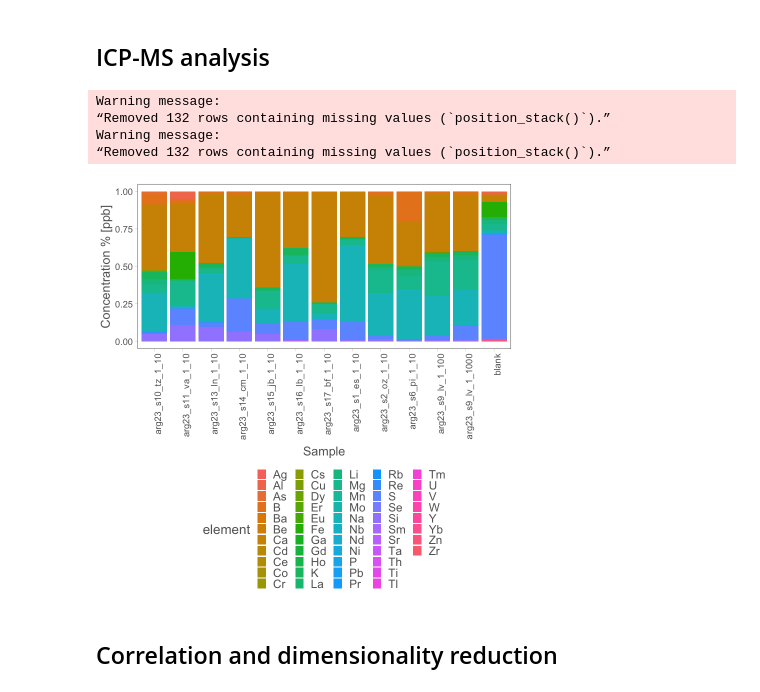
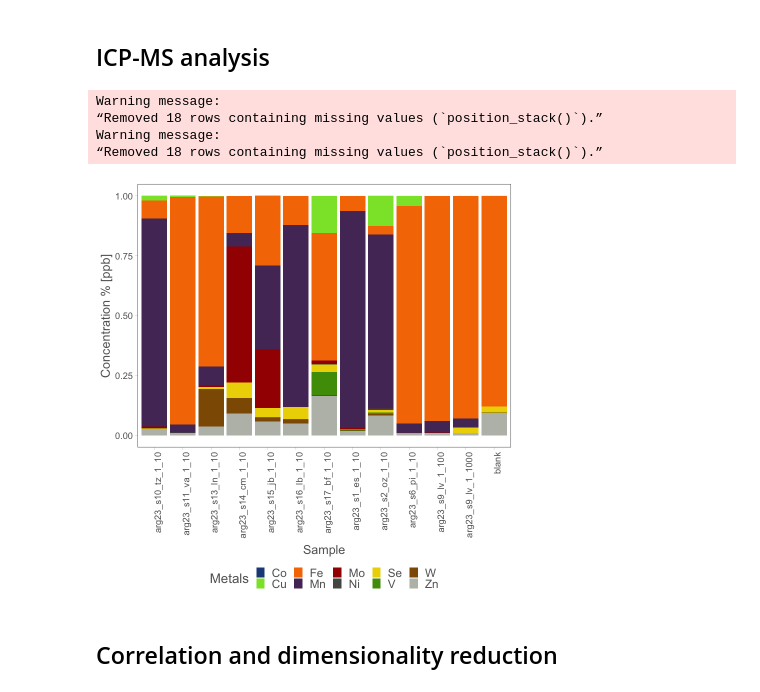
Before and after one commit to giovannellilab/geochem, a Jupyter notebook: notebooks/ARG23.ipynb, the cells around one changed output. Cells and saved outputs as stored; diff of their text form; code cells hidden in the pictures.

Commit message:
Set a manual color scale for metals

```diff
--- a/notebooks/ARG23.ipynb
+++ b/notebooks/ARG23.ipynb
@@ -456,8 +456,33 @@ icp_df = process_icp_data(
     )
 )
 # %%
+selected_metals = read.csv(
+        text="element,color
+            Fe,#f57900
+            V,#4e9a06
+            Mn,#563566
+            Co,#204a87
+            Ni,#555753
+            Cu,#8ae234
+            Zn,#babdb6
+            Se,#edd400
+            Mo,#a40000
+            W,#8f5902"
+    ) %>%
+    # Replace indentation whitespaces
+    mutate(
+        element=str_replace(
+            string=element,
+            pattern="\\s+",
+            replacement=""
+        )
+    )
+
+# Create a named vector
+selected_metals = selected_metals %>% deframe()
+
 figure_metals = ggplot(
-        data=icp_df,
+        data=icp_df %>% filter(element %in% names(selected_metals)),
         aes(fill=element, y=concentration, x=sample)
     ) +
     geom_bar(position="fill", stat="identity") +
@@ -467,37 +492,42 @@ figure_metals = ggplot(
         axis.text.x=element_text(angle=90, hjust=1),
         # axis.ticks.x=element_line(vjust=5),
         strip.text.x=element_text(size=20),
         legend.position="bottom",
         legend.text=element_text(size=14),
         legend.title=element_text(size=16),
         panel.grid.minor=element_blank(),
         panel.grid.major=element_blank(),
         panel.background=element_blank(),
         axis.title=element_text(
             size=15,
             color=rgb(100, 100, 100, maxColorValue = 255)
         ),
         axis.title.x=element_text(vjust=-0.5)
     ) +
     xlab("Sample") +
-    ylab("Concentration % [ppb]")
+    ylab("Concentration % [ppb]") +
+    scale_colour_manual(
+        name="Metals",
+        values=selected_metals,
+        aesthetics="fill"
+    )
 
 ggsave(
     filename=file.path(
         "../figures",
         paste0(PROJECT_NAME, "-metals.png")
     ),
     width=7,
     height=7
 )
 
 figure_metals
 # %% [output]
 Warning message:
-“Removed 132 rows containing missing values (`position_stack()`).”
+“Removed 18 rows containing missing values (`position_stack()`).”
 Warning message:
-“Removed 132 rows containing missing values (`position_stack()`).”
+“Removed 18 rows containing missing values (`position_stack()`).”
-[figure, old version]
+[figure, new version]
 # %% [markdown]
 ## Correlation and dimensionality reduction
 # %%
```
Also changed, not shown: 1 other file.
